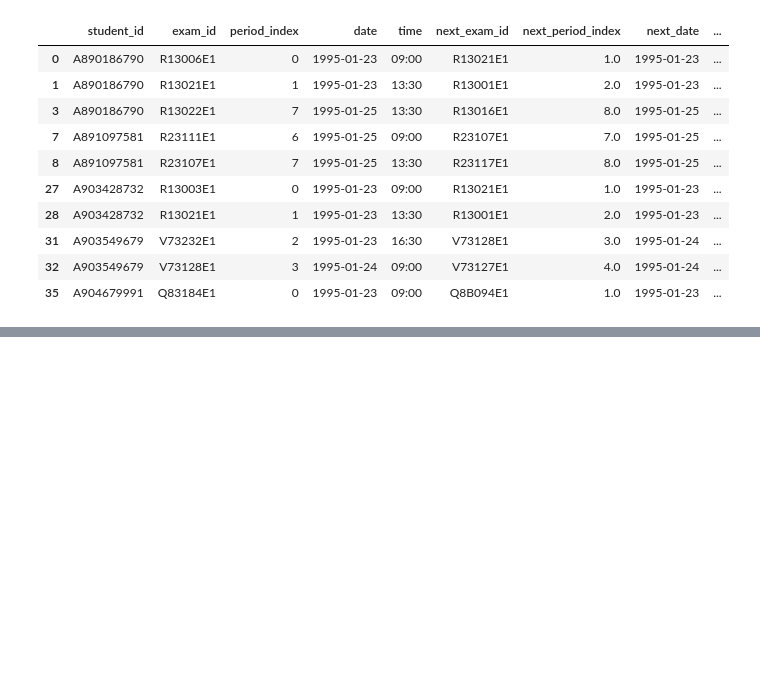
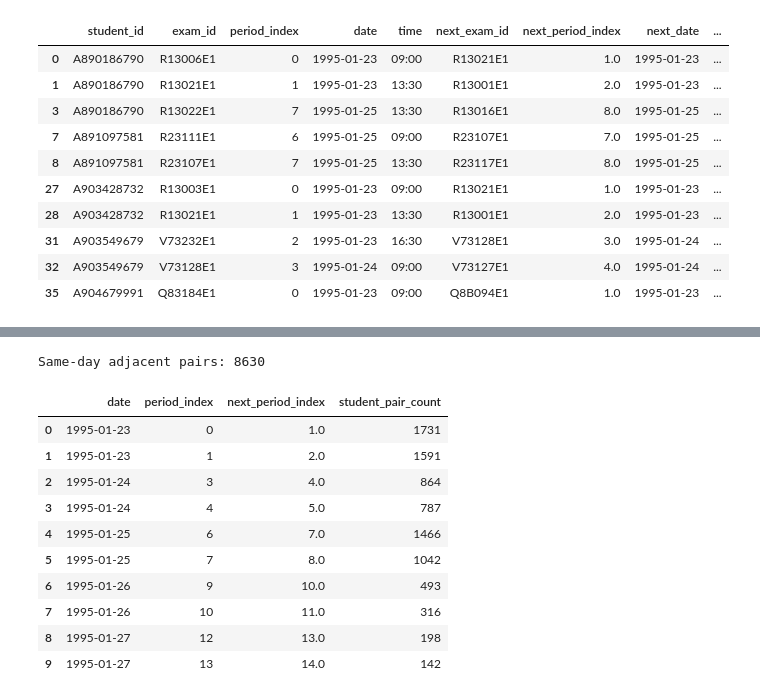
Before and after one commit to PHGNKavindya/adaptive-exam-timetabling, a Jupyter notebook: src/04_baseline_algorithms.ipynb, the cells around one changed output, grey strips where cells are left out. Cells and saved outputs as stored; diff of their text form; code cells hidden in the pictures; blank space fills up the shorter version.

```diff
--- a/src/04_baseline_algorithms.ipynb
+++ b/src/04_baseline_algorithms.ipynb
@@ -2102,0 +2501,43 @@ Different-date adjacent pairs: 3944
+# %%
+
+# Summarize consecutive student exams in adjacent periods on the same day.
+
+same_day_adjacent = sequence_pairs[
+    (sequence_pairs["period_gap"] == 1)
+    & (sequence_pairs["same_day"])
+].copy()
+
+same_day_adjacent["time_transition"] = (
+    same_day_adjacent["date"].astype(str)
+    + " "
+    + same_day_adjacent["period_index"].astype(int).astype(str)
+    + " -> "
+    + same_day_adjacent["next_date"].astype(str)
+    + " "
+    + same_day_adjacent["next_period_index"].astype(int).astype(str)
+)
+
+print("Same-day adjacent pairs:", len(same_day_adjacent))
+
+same_day_adjacent_summary = (
+    same_day_adjacent
+    .groupby(["date", "period_index", "next_period_index"])
+    .size()
+    .reset_index(name="student_pair_count")
+    .sort_values(["date", "period_index"])
+)
+
+same_day_adjacent_summary
+# %% [output]
+Same-day adjacent pairs: 8630
+|  | date | period_index | next_period_index | student_pair_count |
+| 0 | 1995-01-23 | 0 | 1.0 | 1731 |
+| 1 | 1995-01-23 | 1 | 2.0 | 1591 |
+| 2 | 1995-01-24 | 3 | 4.0 | 864 |
+| 3 | 1995-01-24 | 4 | 5.0 | 787 |
+| 4 | 1995-01-25 | 6 | 7.0 | 1466 |
+| 5 | 1995-01-25 | 7 | 8.0 | 1042 |
+| 6 | 1995-01-26 | 9 | 10.0 | 493 |
+| 7 | 1995-01-26 | 10 | 11.0 | 316 |
+| 8 | 1995-01-27 | 12 | 13.0 | 198 |
+| 9 | 1995-01-27 | 13 | 14.0 | 142 |
```
Also changed, not shown: parts of 40 cells of this notebook, 1 other file.
